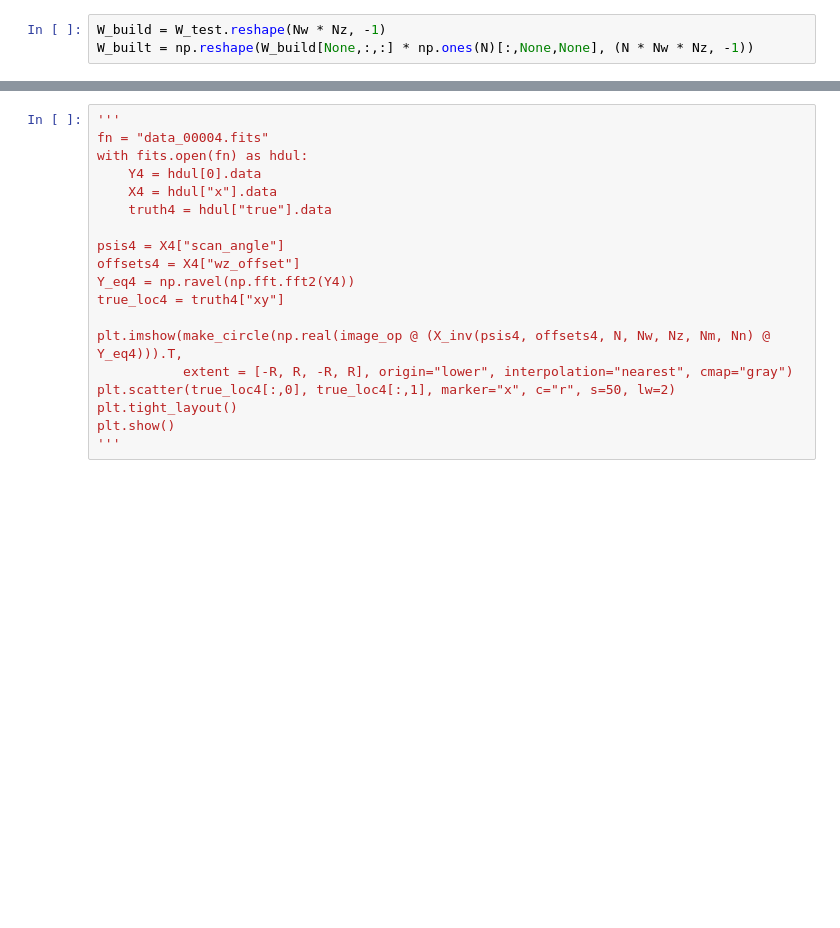
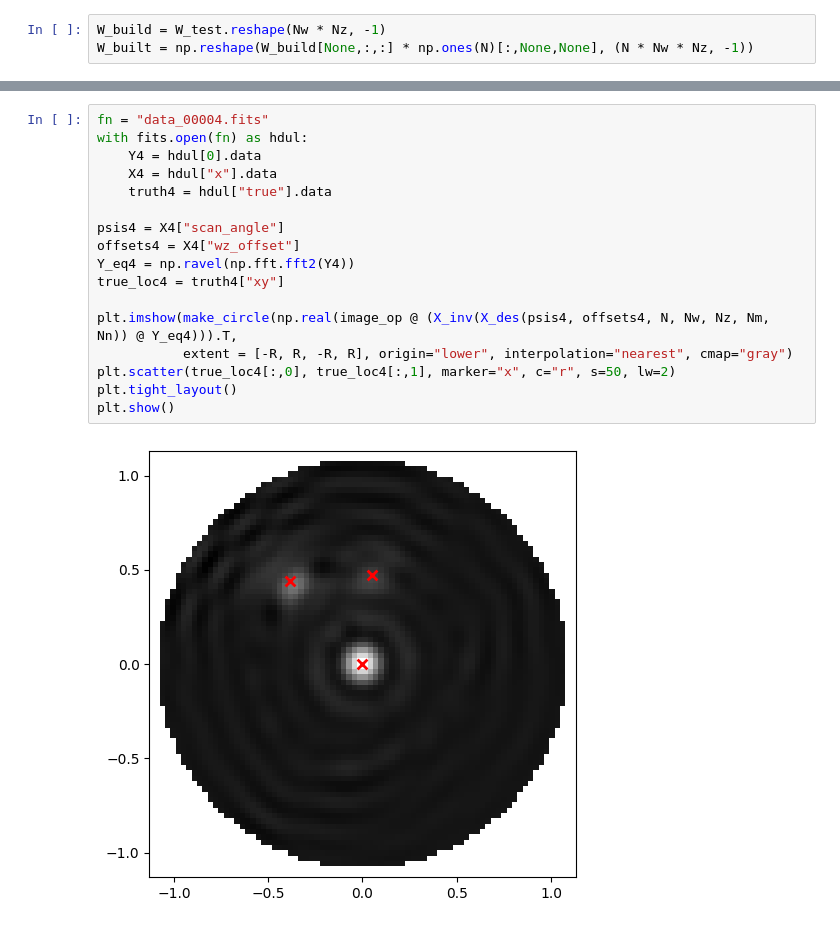
Before and after one commit to Tlanda40/Gaia2plus1DTheo, a Jupyter notebook: notebooks/make_W.ipynb, the cells around one changed output, grey strips where cells are left out. Drawn from its saved outputs; the diff is of its cells as text; blank space fills up the shorter version.

```diff
--- a/notebooks/make_W.ipynb
+++ b/notebooks/make_W.ipynb
@@ -288,20 +286,20 @@ plt.show()
 # %%
-'''
 fn = "data_00004.fits"
 with fits.open(fn) as hdul:
     Y4 = hdul[0].data
     X4 = hdul["x"].data
     truth4 = hdul["true"].data
 
 psis4 = X4["scan_angle"]
 offsets4 = X4["wz_offset"]
 Y_eq4 = np.ravel(np.fft.fft2(Y4))
 true_loc4 = truth4["xy"]
 
-plt.imshow(make_circle(np.real(image_op @ (X_inv(psis4, offsets4, N, Nw, Nz, Nm, Nn) @ Y_eq4))).T,
+plt.imshow(make_circle(np.real(image_op @ (X_inv(X_des(psis4, offsets4, N, Nw, Nz, Nm, Nn)) @ Y_eq4))).T,
            extent = [-R, R, -R, R], origin="lower", interpolation="nearest", cmap="gray")
 plt.scatter(true_loc4[:,0], true_loc4[:,1], marker="x", c="r", s=50, lw=2)
 plt.tight_layout()
 plt.show()
-'''
+# %% [output]
+[figure, added]
 # %%
```
Also changed, not shown: parts of 21 cells of this notebook, 3 other files.
